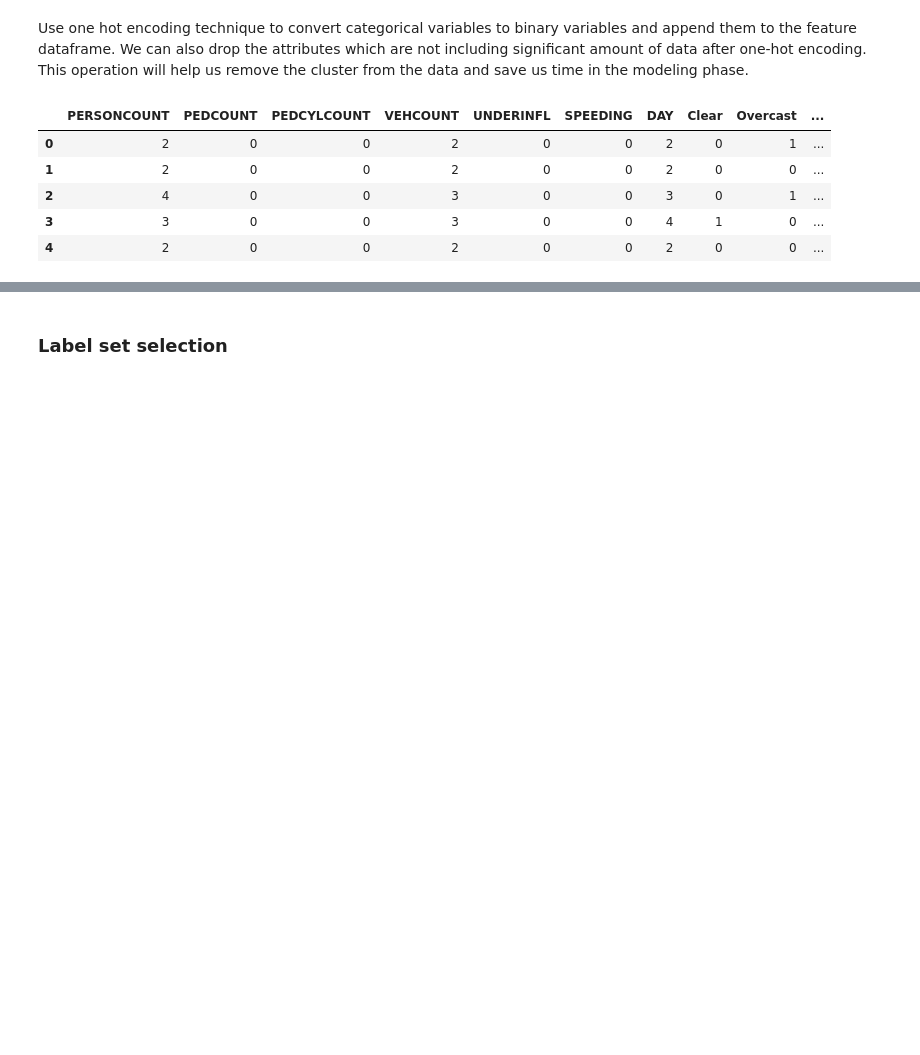
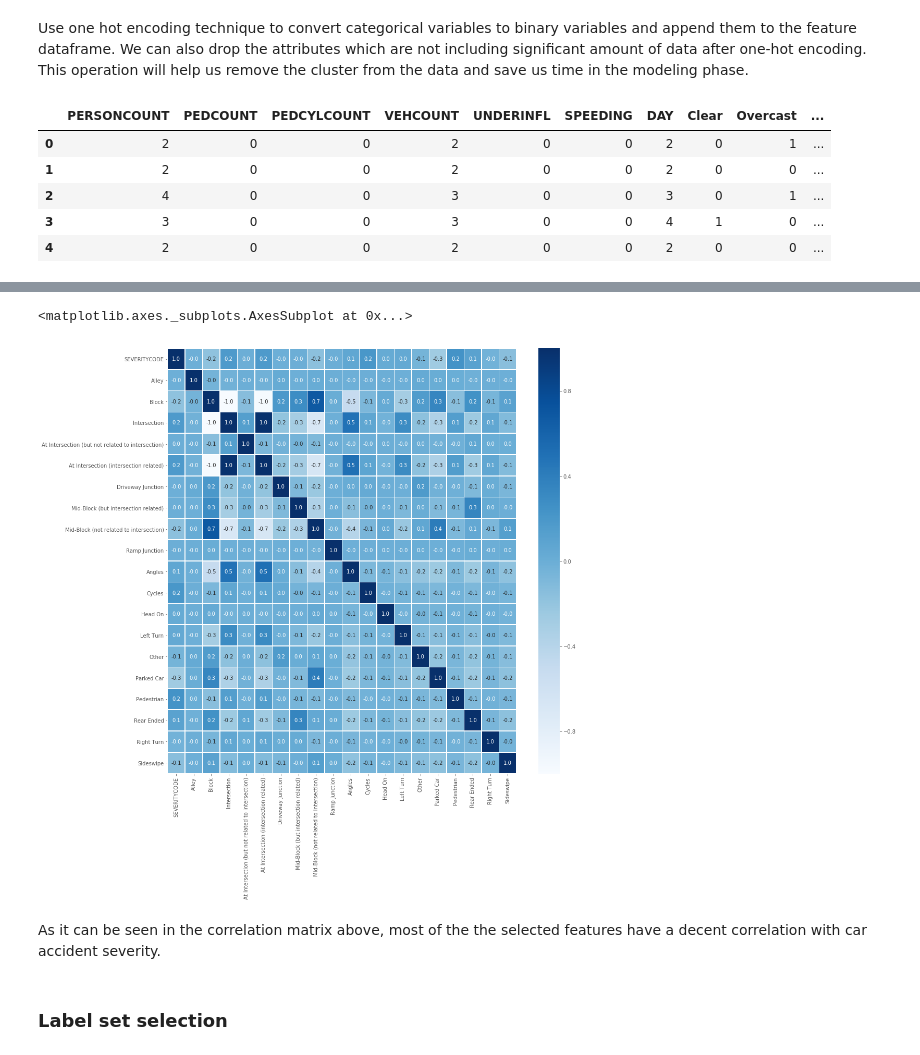
Before and after one commit to emrecanokten/coursera_capstone, a Jupyter notebook: Applied Data Science Capstone.ipynb, the cells around one changed output, grey strips where cells are left out. Saved outputs shown, nothing was run; the diff lists cells and outputs as text; code cells hidden in the pictures; blank space fills up the shorter version.

```diff
--- a/Applied Data Science Capstone.ipynb
+++ b/Applied Data Science Capstone.ipynb
@@ -429,3 +459,19 @@ X[0:5]
+# %%
+# for multi-class category variables
+
+df_corr3 = Feature[['Alley','Block','Intersection','At Intersection (but not related to intersection)','At Intersection (intersection related)','Driveway Junction','Mid-Block (but intersection related)','Mid-Block (not related to intersection)','Ramp Junction','Angles','Cycles','Head On','Left Turn','Other','Parked Car','Pedestrian','Rear Ended','Right Turn','Sideswipe']]
+df_corr3 = pd.concat([df_c['SEVERITYCODE'],df_corr3], axis=1)
+
+# plotting the correlation matrix
+
+sns.set_palette('deep')
+plt.figure(figsize = (15,15))
+sns.heatmap(df_corr3.corr(), annot = True, linewidths = .5, fmt = '.01f', cmap = 'Blues')
+# %% [output]
+<matplotlib.axes._subplots.AxesSubplot at 0x...>
+[figure, added]
+# %% [markdown]
+As it can be seen in the correlation matrix above, most of the the selected features have a decent correlation with car accident severity.
 # %% [markdown]
 ### Label set selection
 # %%
```
Also changed, not shown: parts of 5 cells of this notebook.
